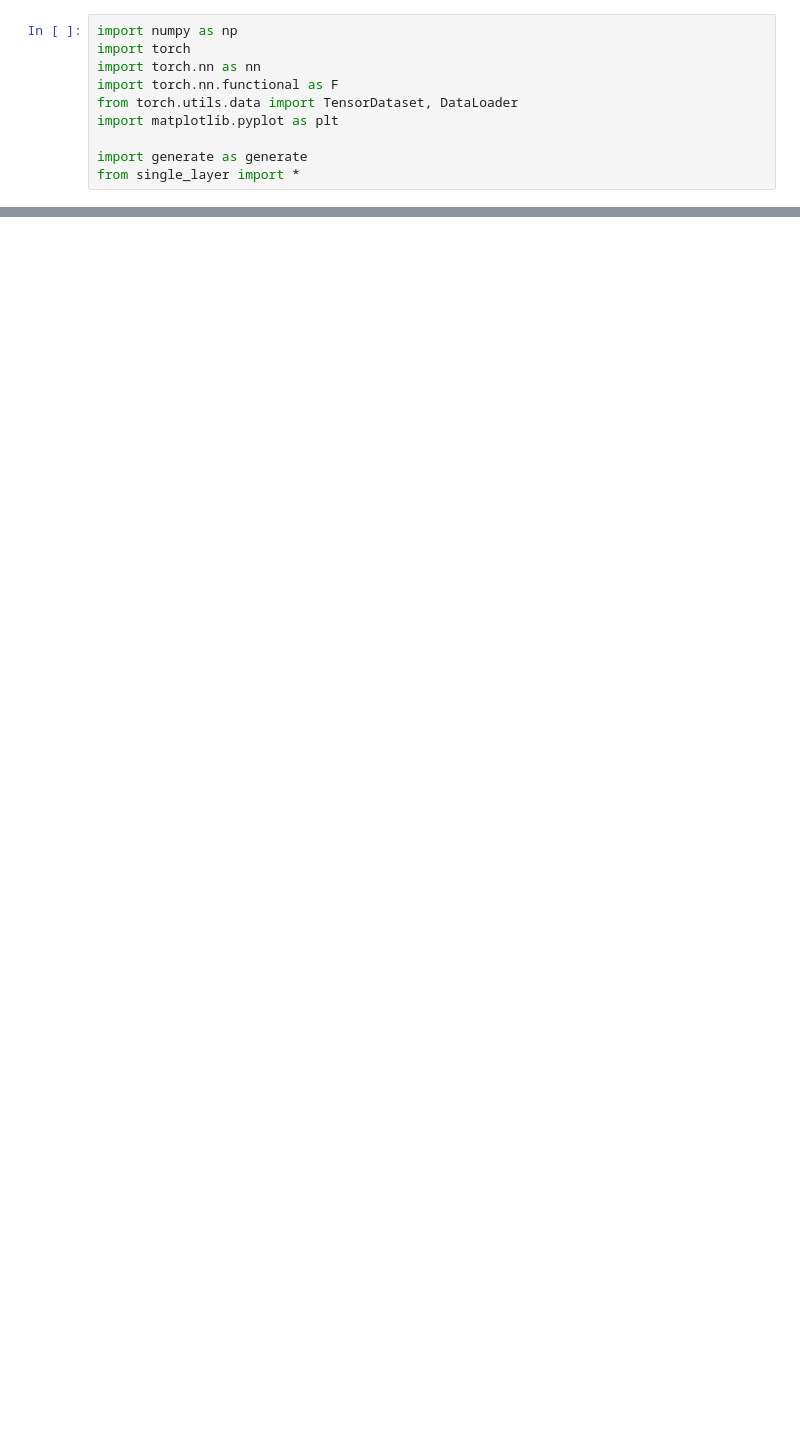
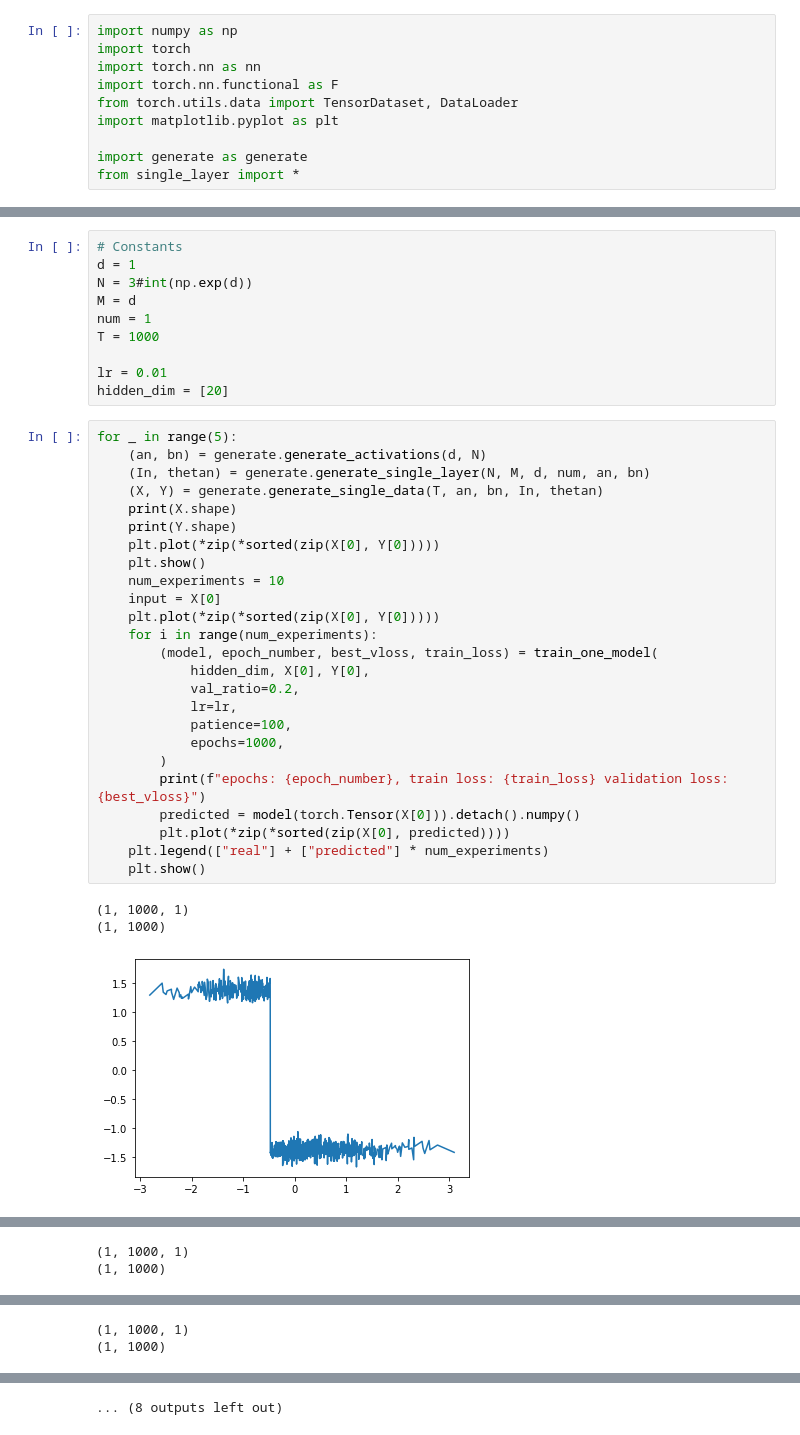
Before and after one commit to fanzhuyifan/rl-sample-complexity, a Jupyter notebook: generate.ipynb, the cells around one changed output, grey strips where cells are left out. Cells and saved outputs as stored; diff of their text form; blank space fills up the shorter version.

Commit message:
rewrite data generation

```diff
--- a/generate.ipynb
+++ b/generate.ipynb
@@ -19 +22,40 @@ from single_layer import *
     - lr: 0.01
+# %%
+# Constants
+d = 1
+N = 3#int(np.exp(d))
+M = d
+num = 1
+T = 1000
+
+lr = 0.01
+hidden_dim = [20]
+# %%
+for _ in range(5):
+    (an, bn) = generate.generate_activations(d, N)
+    (In, thetan) = generate.generate_single_layer(N, M, d, num, an, bn)
+    (X, Y) = generate.generate_single_data(T, an, bn, In, thetan)
+    print(X.shape)
+    print(Y.shape)
+    plt.plot(*zip(*sorted(zip(X[0], Y[0]))))
+    plt.show()
+    num_experiments = 10
+    input = X[0]
+    plt.plot(*zip(*sorted(zip(X[0], Y[0]))))
+    for i in range(num_experiments):
+        (model, epoch_number, best_vloss, train_loss) = train_one_model(
+            hidden_dim, X[0], Y[0],
+            val_ratio=0.2,
+            lr=lr,
+            patience=100,
+            epochs=1000,
+        )
+        print(f"epochs: {epoch_number}, train loss: {train_loss} validation loss: {best_vloss}")
+        predicted = model(torch.Tensor(X[0])).detach().numpy()
+        plt.plot(*zip(*sorted(zip(X[0], predicted))))
+    plt.legend(["real"] + ["predicted"] * num_experiments)
+    plt.show()
+# %% [output]
+(1, 1000, 1)
+(1, 1000)
+[figure, added]
@@ -19,0 +73,2 @@ from single_layer import *
+(1, 1000, 1)
+(1, 1000)
@@ -19,0 +87,2 @@ from single_layer import *
+(1, 1000, 1)
+(1, 1000)
@@ -19,0 +101 @@ from single_layer import *
+... (8 outputs left out)
```
Also changed, not shown: parts of 37 cells of this notebook, 4 other files.
